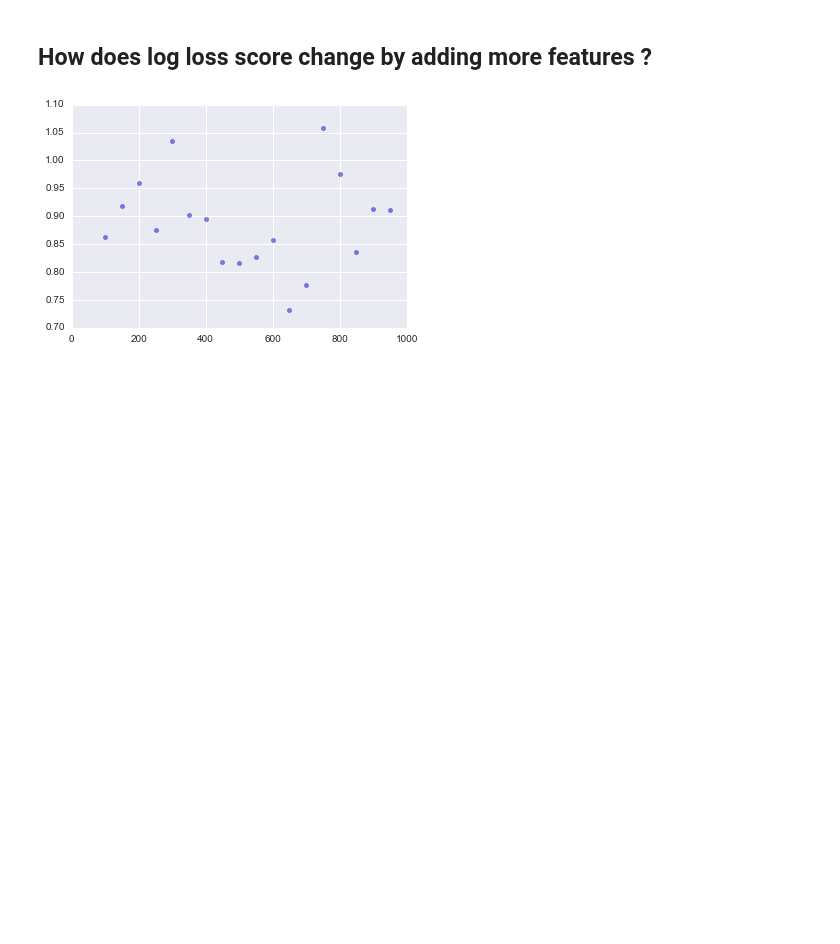
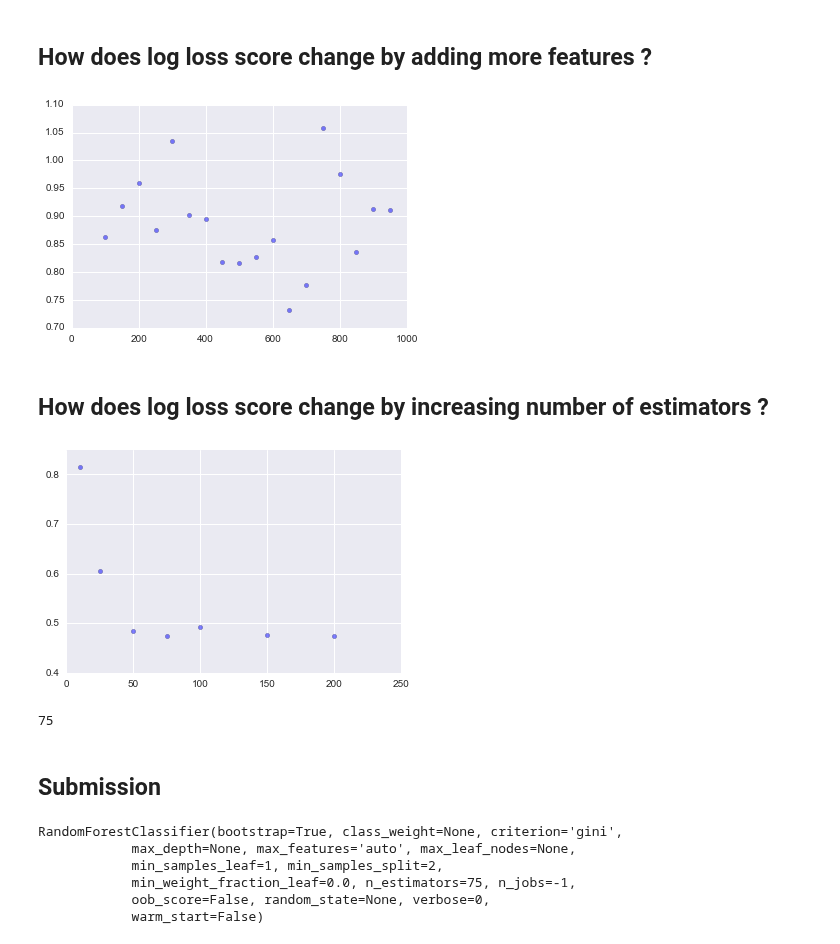
Before and after one commit to numb3r33/Kaggle-Competitions, a Jupyter notebook: Predict-Bio-Response/Predict-Bio-Response-Tree-Based-Models.ipynb, the cells around one changed output. Drawn from its saved outputs; the diff is of its cells as text; code cells hidden in the pictures; blank space fills up the shorter version.

```diff
--- a/Predict-Bio-Response/Predict-Bio-Response-Tree-Based-Models.ipynb
+++ b/Predict-Bio-Response/Predict-Bio-Response-Tree-Based-Models.ipynb
@@ -150,3 +153,43 @@ feature_range, errors = get_log_loss_scores(rf, feature_indexes, X_train, \
 plt.scatter(feature_range, errors, alpha=0.5);
 # %% [output]
 [figure]
+# %% [markdown]
+## How does log loss score change by increasing number of estimators ?
+# %%
+def get_errors_by_estimators(feature_indexes, X_train, X_test, y_train, y_test):
+    features = feature_indexes[:650]
+
+    n_estimator_range = [10, 25, 50, 75, 100, 150, 200]
+    errors = []
+
+    for n_estimator in n_estimator_range:
+        rf = RandomForestClassifier(n_estimators=n_estimator, n_jobs=-1)
+        rf.fit(X_train, y_train)
+
+        predsTest = rf.predict_proba(X_test)[:, 1]
+        errors.append(log_loss(y_test, predsTest))
+
+    errors = np.array(errors)
+    return n_estimator_range, errors
+# %%
+n_estimator_range, errors = get_errors_by_estimators(feature_indexes, X_train, X_test, y_train, y_test)
+# %%
+plt.scatter(n_estimator_range, errors, alpha=0.5);
+# %% [output]
+[figure, added]
+# %%
+n_estimator_range[np.argmin(errors)]
+# %% [output]
+75
+# %% [markdown]
+## Submission
+# %%
+rf = RandomForestClassifier(n_estimators=75, n_jobs=-1)
+rf.fit(X[feature_indexes[:650]], y)
+# %% [output]
+RandomForestClassifier(bootstrap=True, class_weight=None, criterion='gini',
+            max_depth=None, max_features='auto', max_leaf_nodes=None,
+            min_samples_leaf=1, min_samples_split=2,
+            min_weight_fraction_leaf=0.0, n_estimators=75, n_jobs=-1,
+            oob_score=False, random_state=None, verbose=0,
+            warm_start=False)
```
Also changed, not shown: parts of 8 cells of this notebook, 1 other file.
